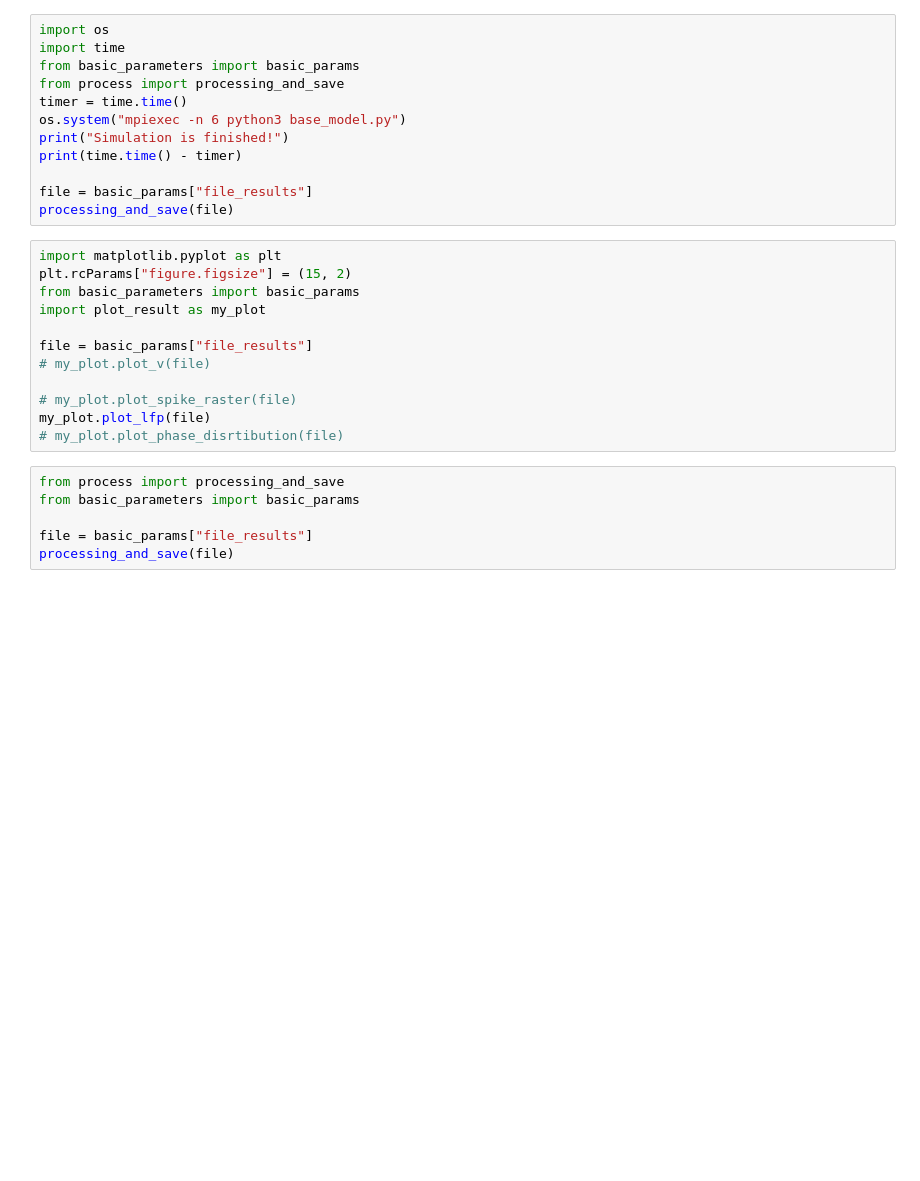
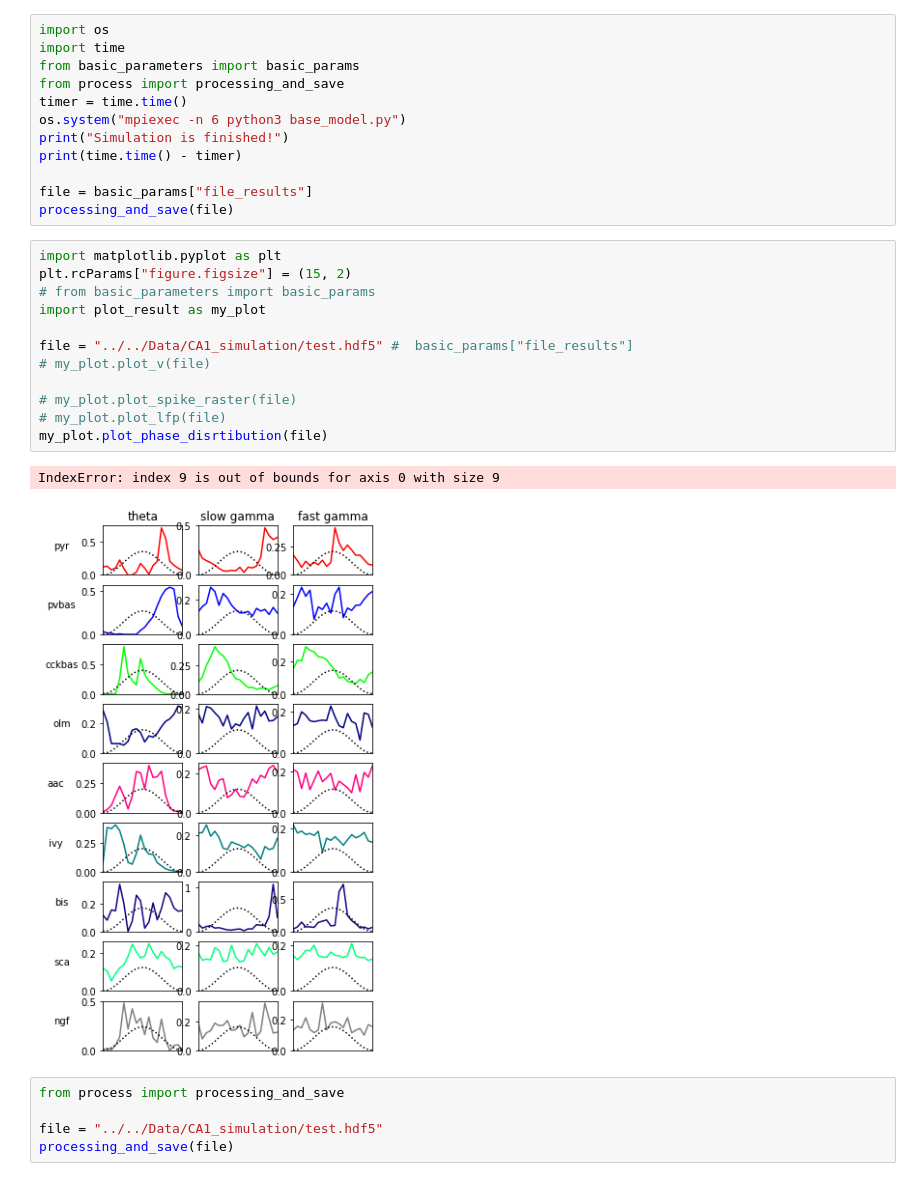
Before and after one commit to ivanmysin/CA1_rhythms_model, a Jupyter notebook: run_from_notebook.ipynb, the cells around one changed output. Cells and saved outputs as stored; diff of their text form; blank space fills up the shorter version.

```diff
--- a/run_from_notebook.ipynb
+++ b/run_from_notebook.ipynb
@@ -13,20 +13,22 @@ processing_and_save(file)
 # %%
 import matplotlib.pyplot as plt
 plt.rcParams["figure.figsize"] = (15, 2)
-from basic_parameters import basic_params
+# from basic_parameters import basic_params
 import plot_result as my_plot
 
-file = basic_params["file_results"]
+file = "../../Data/CA1_simulation/test.hdf5" #  basic_params["file_results"]
 # my_plot.plot_v(file)
 
 # my_plot.plot_spike_raster(file)
-my_plot.plot_lfp(file)
-# my_plot.plot_phase_disrtibution(file)
+# my_plot.plot_lfp(file)
+my_plot.plot_phase_disrtibution(file)
+# %% [output]
+IndexError: index 9 is out of bounds for axis 0 with size 9
+[figure, added]
 # %%
 from process import processing_and_save
-from basic_parameters import basic_params
 
-file = basic_params["file_results"]
+file = "../../Data/CA1_simulation/test.hdf5"
 processing_and_save(file)
 # %%
 import numpy as np
```
Also changed, not shown: parts of 1 cell of this notebook, 1 other file.
